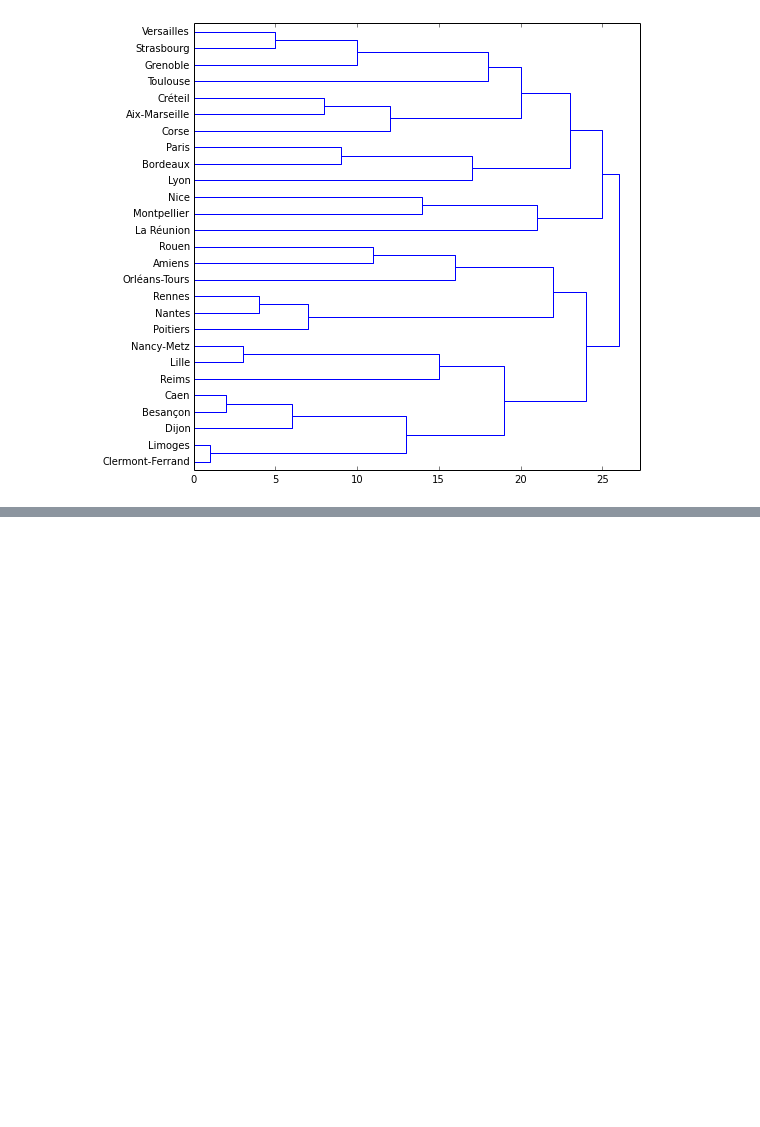
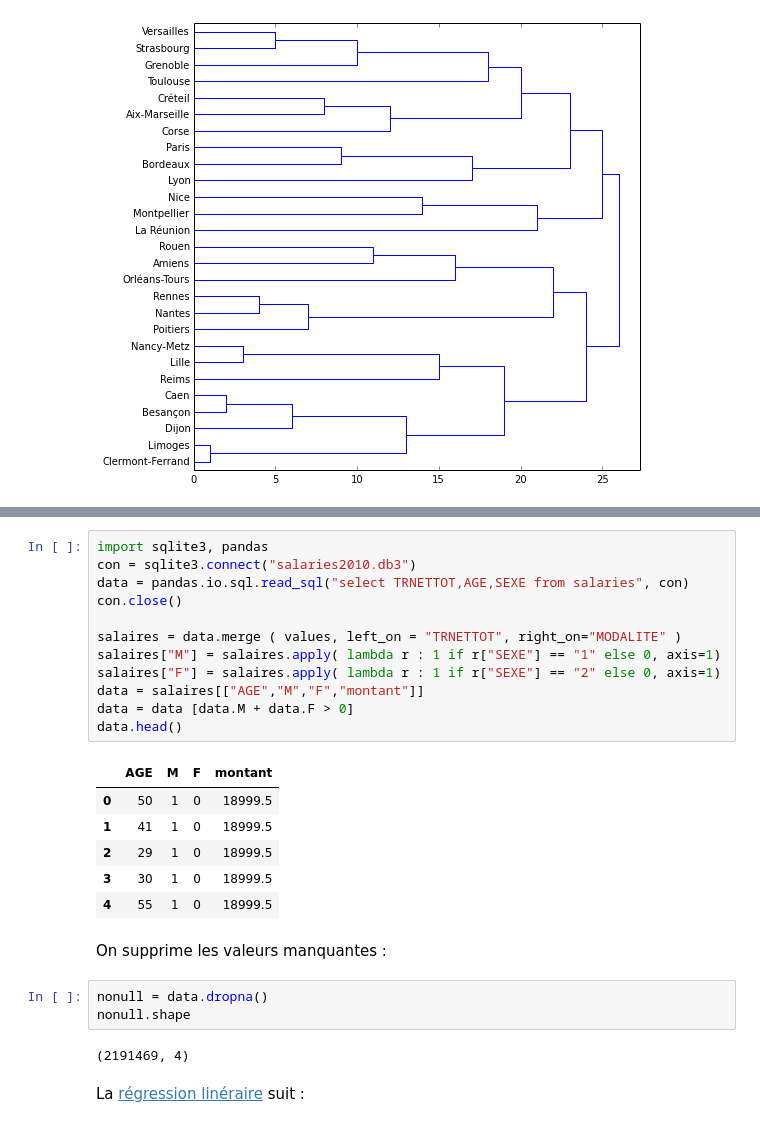
Before and after one commit to sdpython/ensae_teaching_cs, a Jupyter notebook: _doc/notebooks/td2a/td2a_correction_session_3A.ipynb, the cells around one changed output, grey strips where cells are left out. Drawn from its saved outputs; the diff is of its cells as text; blank space fills up the shorter version.

```diff
--- a/_doc/notebooks/td2a/td2a_correction_session_3A.ipynb
+++ b/_doc/notebooks/td2a/td2a_correction_session_3A.ipynb
@@ -108,0 +103,28 @@ Deprecation warning: dbfread.open() has been replaced by DBF() and will be remov
+# %%
+import sqlite3, pandas
+con = sqlite3.connect("salaries2010.db3")
+data = pandas.io.sql.read_sql("select TRNETTOT,AGE,SEXE from salaries", con)
+con.close()
+
+salaires = data.merge ( values, left_on = "TRNETTOT", right_on="MODALITE" )
+salaires["M"] = salaires.apply( lambda r : 1 if r["SEXE"] == "1" else 0, axis=1)
+salaires["F"] = salaires.apply( lambda r : 1 if r["SEXE"] == "2" else 0, axis=1)
+data = salaires[["AGE","M","F","montant"]]
+data = data [data.M + data.F > 0]
+data.head()
+# %% [output]
+|  | AGE | M | F | montant |
+| 0 | 50 | 1 | 0 | 18999.5 |
+| 1 | 41 | 1 | 0 | 18999.5 |
+| 2 | 29 | 1 | 0 | 18999.5 |
+| 3 | 30 | 1 | 0 | 18999.5 |
+| 4 | 55 | 1 | 0 | 18999.5 |
+# %% [markdown]
+On supprime les valeurs manquantes :
+# %%
+nonull = data.dropna()
+nonull.shape
+# %% [output]
+(2191469, 4)
+# %% [markdown]
+La [régression linéraire](http://scikit-learn.org/stable/modules/linear_model.html) suit :
```
Also changed, not shown: parts of 10 cells of this notebook, 1 other file.
